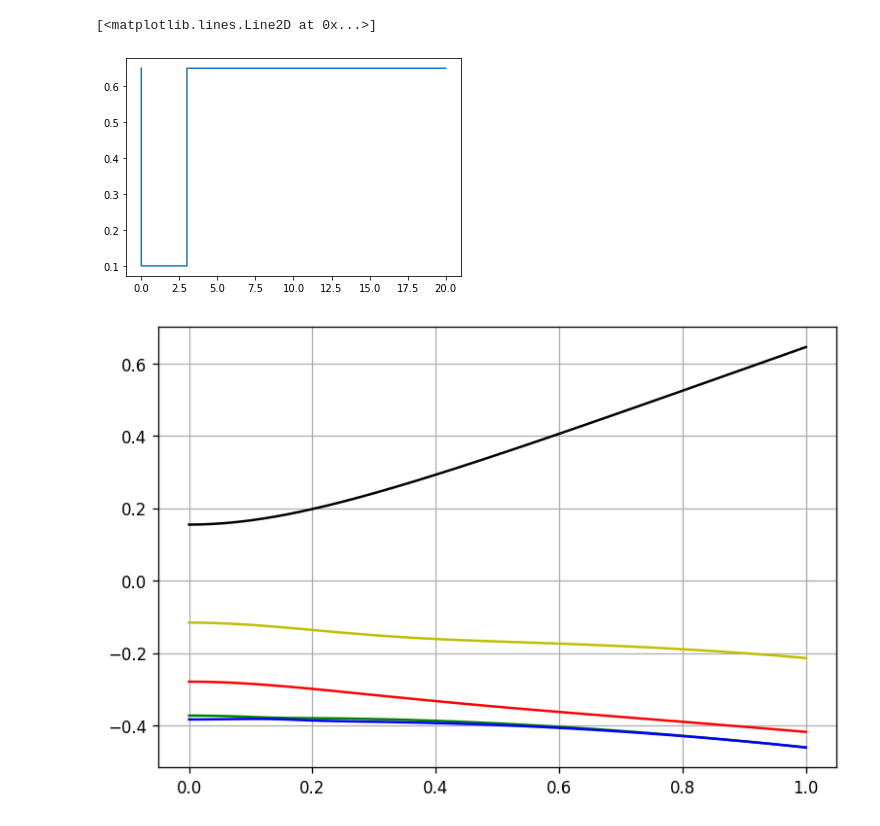
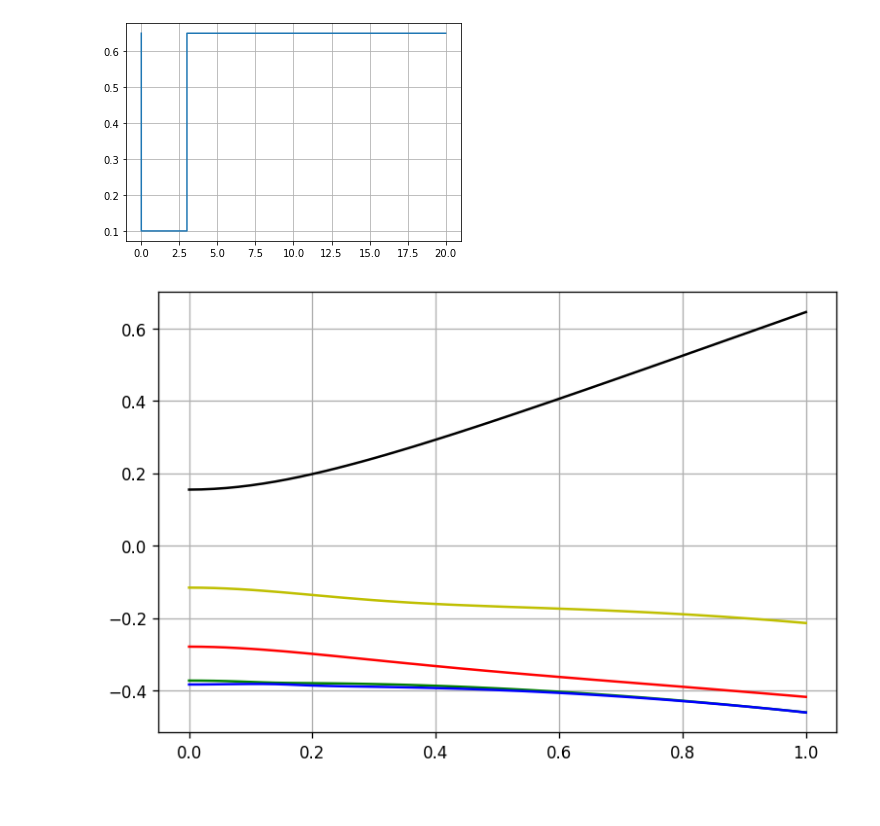
Before and after one commit to NeilKulikov/CppHgCdTe, a Jupyter notebook: interop/bindings/one_well_new.ipynb, the cells around one changed output. Cells and saved outputs as stored; diff of their text form; code cells hidden in the pictures.

```diff
--- a/interop/bindings/one_well_new.ipynb
+++ b/interop/bindings/one_well_new.ipynb
@@ -9,9 +9,9 @@ xs = np.array([0.0, 0.0001, 3., 3.0001, 20.])
 ys = np.array([0.65, 0.1,   0.1,  0.65,   0.65])
 # %%
 plt.plot(xs, ys)
+plt.grid()
 # %% [output]
-[<matplotlib.lines.Line2D at 0x...>]
-[figure, old version]
+[figure, new version]
 # %%
 mod = hgcdte.model(xs, ys)
 # %%
```
Also changed, not shown: parts of 1 cell of this notebook, 30 other files.
